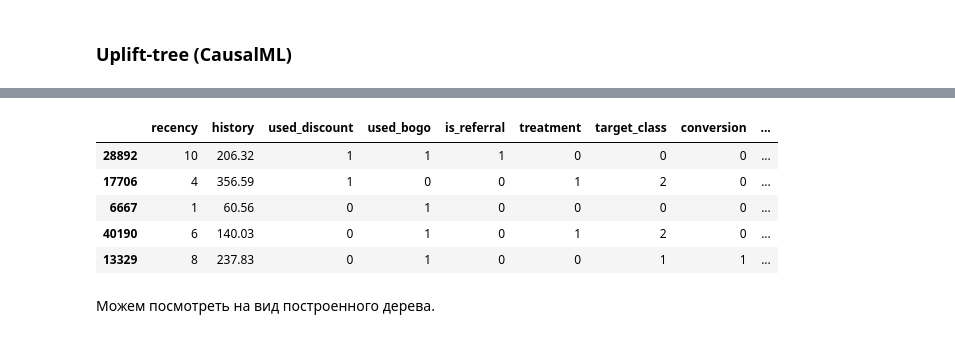
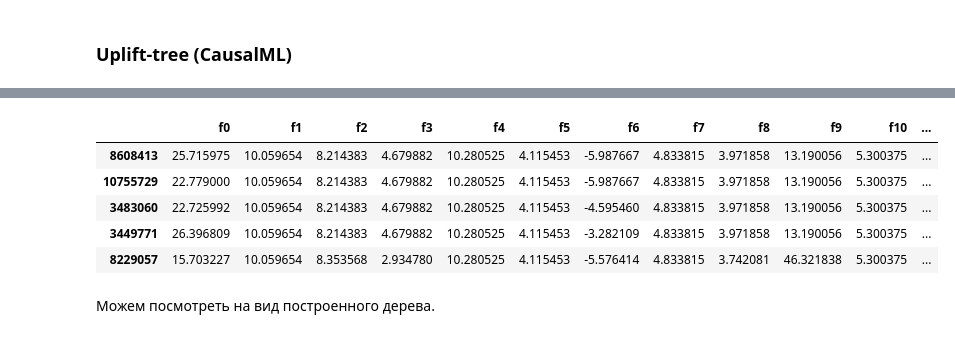
Before and after one commit to sawa25/2Y_ML_22_uplift, a Jupyter notebook: Uplift.ipynb, the cells around one changed output, grey strips where cells are left out. Cells and saved outputs as stored; diff of their text form; code cells hidden in the pictures.

```diff
--- a/Uplift.ipynb
+++ b/Uplift.ipynb
@@ -387,8 +293,0 @@ df_bogo.head()
-# %%
-# Определим колонки с факторами, тритментом и таргетом
-feature_cols = ['recency', 'history', 'used_discount', 'used_bogo', 'is_referral',
-                'zip_code_Rural', 'zip_code_Surburban', 'zip_code_Urban',
-                'channel_Multichannel', 'channel_Phone', 'channel_Web']
-
-target_col = 'conversion'
-treatment_col = 'treatment'
@@ -479,24 +305,24 @@ uplift_tree = UpliftTreeClassifier(
 # Для обучения нам нужны датафрем с факторами, колонка с фактом воздействия
 # Обратите внимание, что для использования деревьев из CausalML нам необходимо преобразовать фактор воздействия в строку
 uplift_tree.fit(
-    df_discount_train[feature_cols].values,
-    treatment=df_discount_train[treatment_col].apply(str).values,
-    y=df_discount_train[target_col].values
+    df_train[feature_cols].values,
+    treatment=df_train["treatment"].apply(str).values,
+    y=df_train["conversion"].values
 )
 
 # Сделаем предсказание uplift-эффекта на обучающей выборке
 # Функция predict у деревьев возвращает uplift-эффекты для каждой группы воздействия
 # Нас интересует только наличие воздействия (столбец под индексом 1)
-uplift_vals = uplift_tree.predict(np.array(df_discount_train[feature_cols].values.copy()))[:, 1]
-df_discount_train['uplift_score'] = uplift_vals
+uplift_vals = uplift_tree.predict(np.array(df_train[feature_cols].values.copy()))[:, 1]
+df_train['uplift_score'] = uplift_vals
 
 # Сделаем предсказание uplift-эффекта на тестовой выборке
 # Функция predict у деревьев возвращает uplift-эффекты для каждой группы воздействия
 # Нас интересует только наличие воздействия (столбец под индексом 1)
-uplift_vals = uplift_tree.predict(np.array(df_discount_test[feature_cols].values.copy()))[:, 1]
-df_discount_test['uplift_score'] = uplift_vals
+uplift_vals = uplift_tree.predict(np.array(df_test[feature_cols].values.copy()))[:, 1]
+df_test['uplift_score'] = uplift_vals
 
 # Мы получили какие-то значения рамках решения задачи классификации, давайте посмотрим на qini score
-qini_df(df_discount_train, title='train')
-qini_df(df_discount_test, title='test')
+qini_df(df_train, title='train')
+qini_df(df_test, title='test')
 # %% [output]
@@ -507,12 +333,12 @@ Qini score: 35.212
 # %%
-df_discount_test.sample(5)
+df_test.sample(5)
 # %% [output]
-|  | recency | history | used_discount | used_bogo | is_referral | treatment | target_class | conversion | ... |
-| 28892 | 10 | 206.32 | 1 | 1 | 1 | 0 | 0 | 0 | ... |
-| 17706 | 4 | 356.59 | 1 | 0 | 0 | 1 | 2 | 0 | ... |
-| 6667 | 1 | 60.56 | 0 | 1 | 0 | 0 | 0 | 0 | ... |
-| 40190 | 6 | 140.03 | 0 | 1 | 0 | 1 | 2 | 0 | ... |
-| 13329 | 8 | 237.83 | 0 | 1 | 0 | 0 | 1 | 1 | ... |
+|  | f0 | f1 | f2 | f3 | f4 | f5 | f6 | f7 | f8 | f9 | f10 | ... |
+| 8608413 | 25.715975 | 10.059654 | 8.214383 | 4.679882 | 10.280525 | 4.115453 | -5.987667 | 4.833815 | 3.971858 | 13.190056 | 5.300375 | ... |
+| 10755729 | 22.779000 | 10.059654 | 8.214383 | 4.679882 | 10.280525 | 4.115453 | -5.987667 | 4.833815 | 3.971858 | 13.190056 | 5.300375 | ... |
+| 3483060 | 22.725992 | 10.059654 | 8.214383 | 4.679882 | 10.280525 | 4.115453 | -4.595460 | 4.833815 | 3.971858 | 13.190056 | 5.300375 | ... |
+| 3449771 | 26.396809 | 10.059654 | 8.214383 | 4.679882 | 10.280525 | 4.115453 | -3.282109 | 4.833815 | 3.971858 | 13.190056 | 5.300375 | ... |
+| 8229057 | 15.703227 | 10.059654 | 8.353568 | 2.934780 | 10.280525 | 4.115453 | -5.576414 | 4.833815 | 3.742081 | 46.321838 | 5.300375 | ... |
 # %% [markdown]
 Можем посмотреть на вид построенного дерева.
 # %%
```
Also changed, not shown: parts of 51 cells of this notebook.
